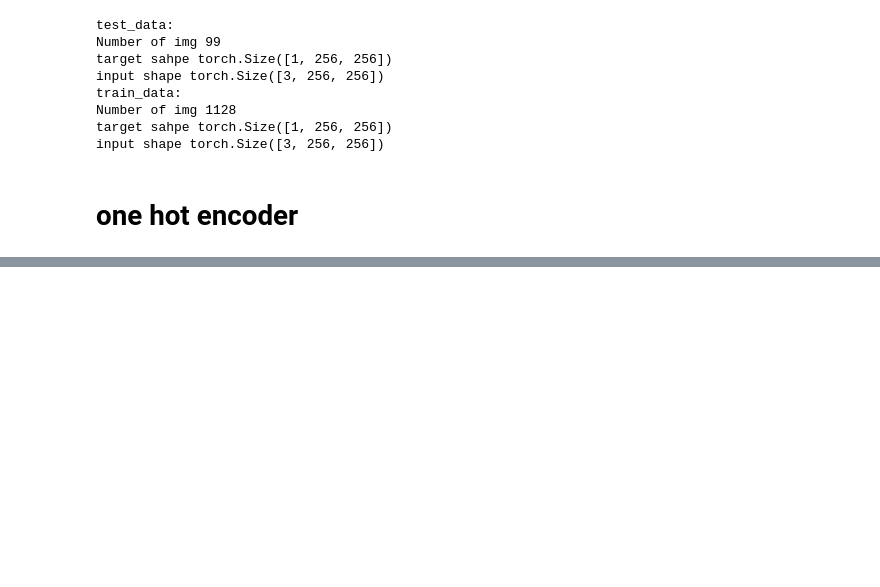
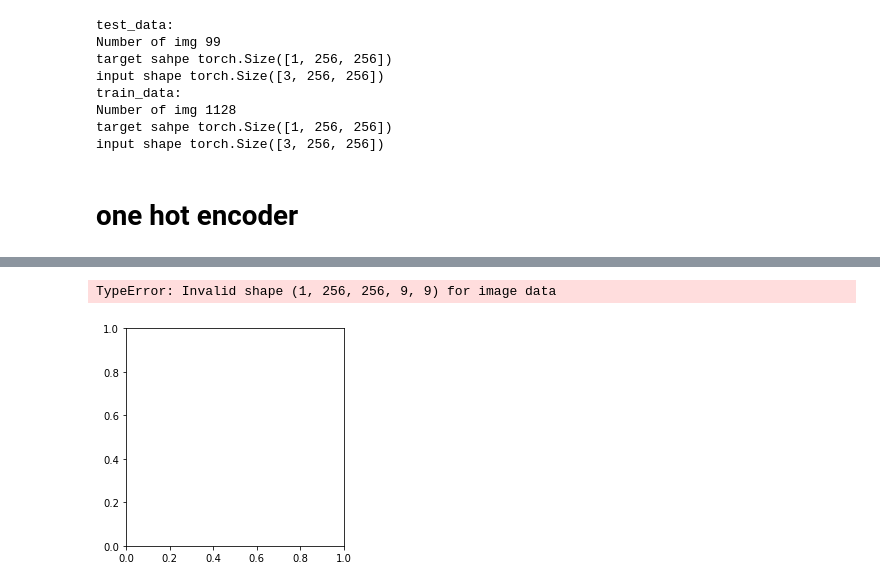
Before and after one commit to MikkelDitlevOlsen1/Deep-Learning, a Jupyter notebook: pytorch.ipynb, the cells around one changed output, grey strips where cells are left out. Saved outputs shown, nothing was run; the diff lists cells and outputs as text; code cells hidden in the pictures; blank space fills up the shorter version.

```diff
--- a/pytorch.ipynb
+++ b/pytorch.ipynb
@@ -23,7 +23,7 @@ def load_data(test=False,Print=False,path=f'{os.path.abspath(os.curdir)}/data/ca
             test1=np.load(f'{path}/{n1}.npy')
             inputs=torch.from_numpy(test1[:3])
             target=torch.from_numpy(test1[3])
-            target= torch.unsqueeze(target,0)
+            #target= torch.unsqueeze(target,0)
             train_data_input.append(inputs)
             train_data_target.append(target)
         except:
@@ -113,3 +81,11 @@ train_y=onehot(test_y)
+# %%
+a = one_hot_target(test_y)
+
+plt.imshow(torch.argmax(a[0], dim = -1))
+plt.show()
+# %% [output]
+TypeError: Invalid shape (1, 256, 256, 9, 9) for image data
+[figure, added]
 # %%
 
 
```
Also changed, not shown: parts of 12 cells of this notebook.
